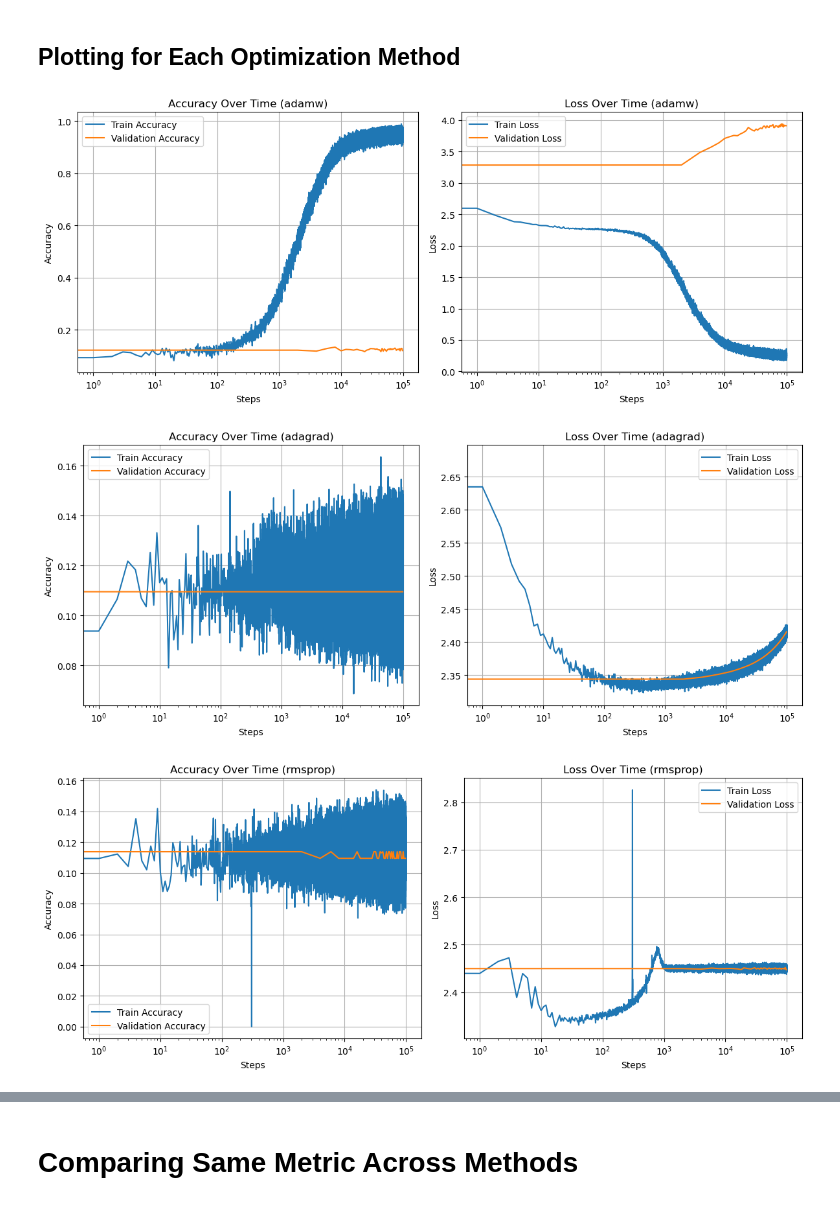
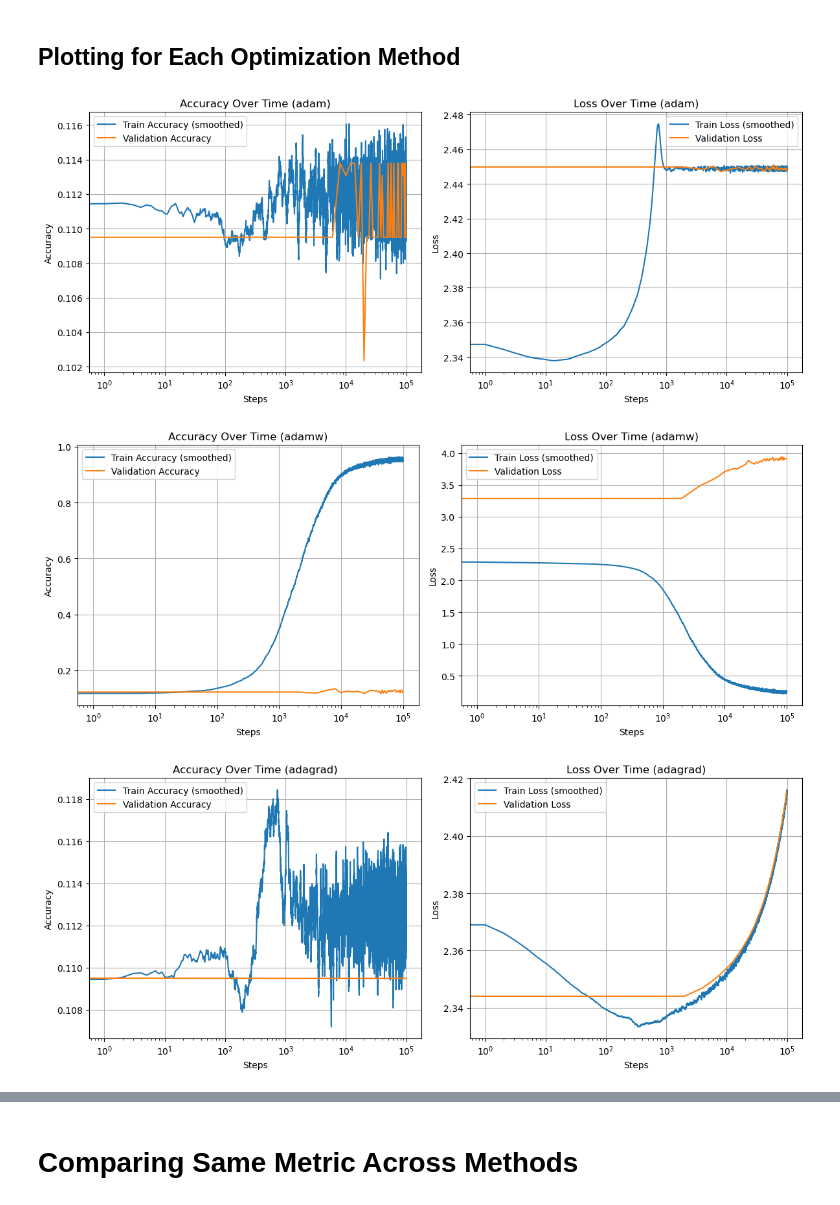
Before and after one commit to HuNtErJ1324/cs-493s-hw2, a Jupyter notebook: ablation/visualization_notebook.ipynb, the cells around one changed output, grey strips where cells are left out. Saved outputs shown, nothing was run; the diff lists cells and outputs as text; code cells hidden in the pictures.

Commit message:
Added ADAM (opt. 1) plots and added rolling averages

```diff
--- a/ablation/visualization_notebook.ipynb
+++ b/ablation/visualization_notebook.ipynb
@@ -15,13 +15,19 @@ def clean_npy(npy_file_path):
         return loaded_npy[0]
     else:
         return loaded_npy
+# %%
+# Function for rolling average
+def rolling_avg(data, window=1000):
+    if len(data) < window:
+        return data  # Not enough points to smooth
+    return np.convolve(data, np.ones(window)/window, mode='valid')
 # %% [markdown]
 ## Plotting for Each Optimization Method
 # %%
 # Set run_opt value (1, 2, 3, or 4)
 opt_map = {1: "adam", 2: "adamw", 3: "adagrad", 4: "rmsprop"}
 
-for i in [2, 3, 4]:
+for i in [1, 2, 3, 4]:
     # Find the optimization method
     opt_method = opt_map[i]
 
@@ -35,35 +41,44 @@ for i in [2, 3, 4]:
     fig, (ax1, ax2) = plt.subplots(1, 2, figsize=(12, 5))
 
     # Plot accuracy
     train_steps = np.arange(len(train_acc))
     val_steps = np.arange(len(val_acc)) * 2000
 
-    ax1.plot(train_steps, train_acc, label="Train Accuracy")
+    # Smoothening the training curve with rolling average
+    smoothed_train_acc = rolling_avg(train_acc, window=100)
+    smoothed_steps = train_steps[:len(smoothed_train_acc)]
+
+    # Plot accuracy
+    ax1.plot(smoothed_steps, smoothed_train_acc, label="Train Accuracy (smoothed)")
     ax1.plot(val_steps, val_acc, label="Validation Accuracy")
     ax1.set_xscale("log")
     ax1.set_title(f"Accuracy Over Time ({opt_method})")
     ax1.set_xlabel("Steps")
     ax1.set_ylabel("Accuracy")
     ax1.legend()
     ax1.grid(True)
 
+    # Smoothening the training curve with rolling average
+    smoothed_train_loss = rolling_avg(train_losses, window=100)
+    smoothed_loss_steps = train_steps[:len(smoothed_train_loss)]
+
     # Plot loss
-    ax2.plot(train_steps, train_losses, label="Train Loss")
+    ax2.plot(smoothed_loss_steps, smoothed_train_loss, label="Train Loss (smoothed)")
     ax2.plot(val_steps, val_losses, label="Validation Loss")
     ax2.set_xscale("log")
     ax2.set_title(f"Loss Over Time ({opt_method})")
     ax2.set_xlabel("Steps")
     ax2.set_ylabel("Loss")
     ax2.legend()
     ax2.grid(True)
 
     # Save the figure by running the code below!
     plt.tight_layout()
     plt.savefig(f"accuracy_and_loss_opt{i}_{opt_method}.png")
 
     # Show figure in console
     plt.show()
 # %% [output]
-[figure, old version]
+[figure, new version]
-[figure, old version]
+[figure, new version]
-[figure, old version]
+[figure, new version]
```
Also changed, not shown: parts of 2 cells of this notebook, 12 other files.
